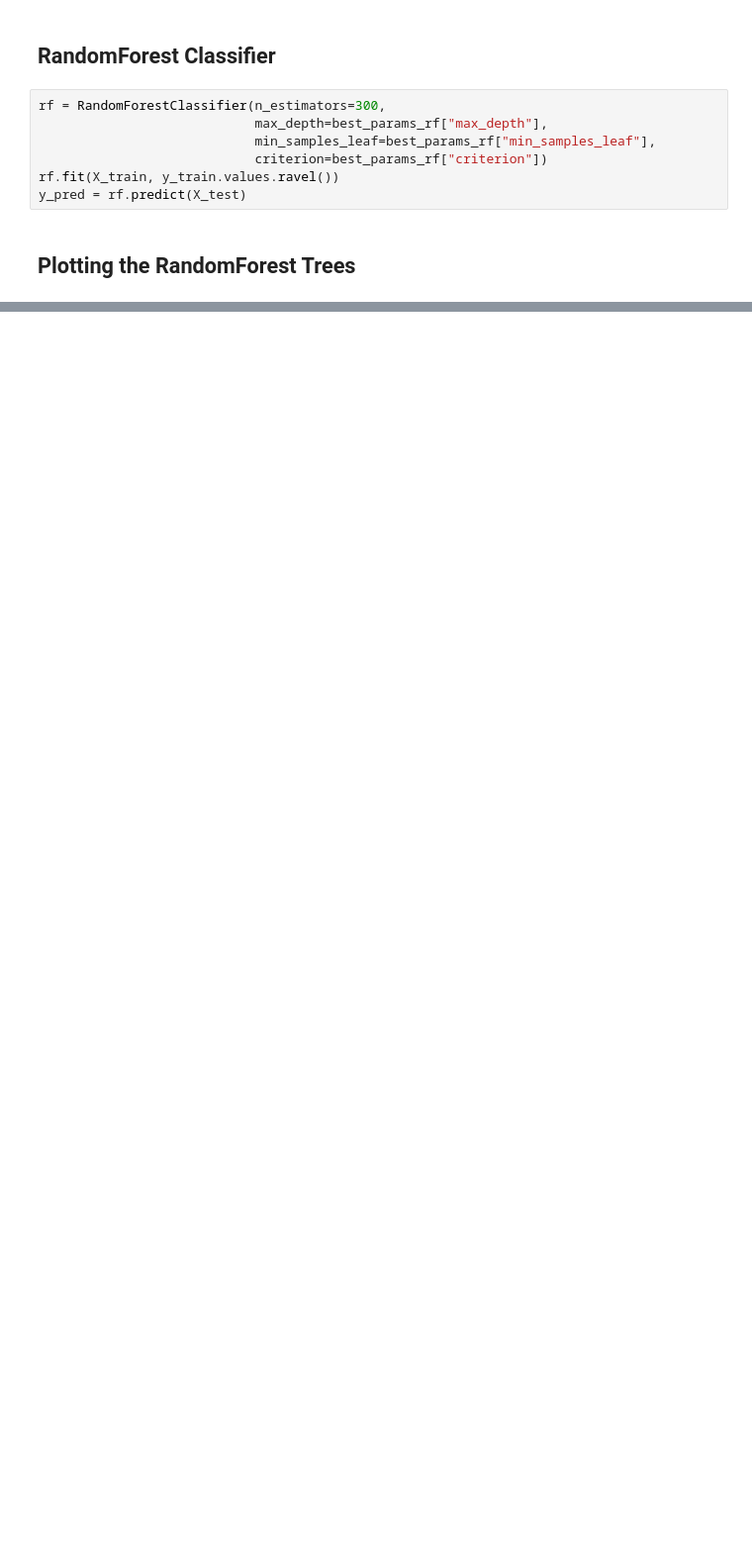
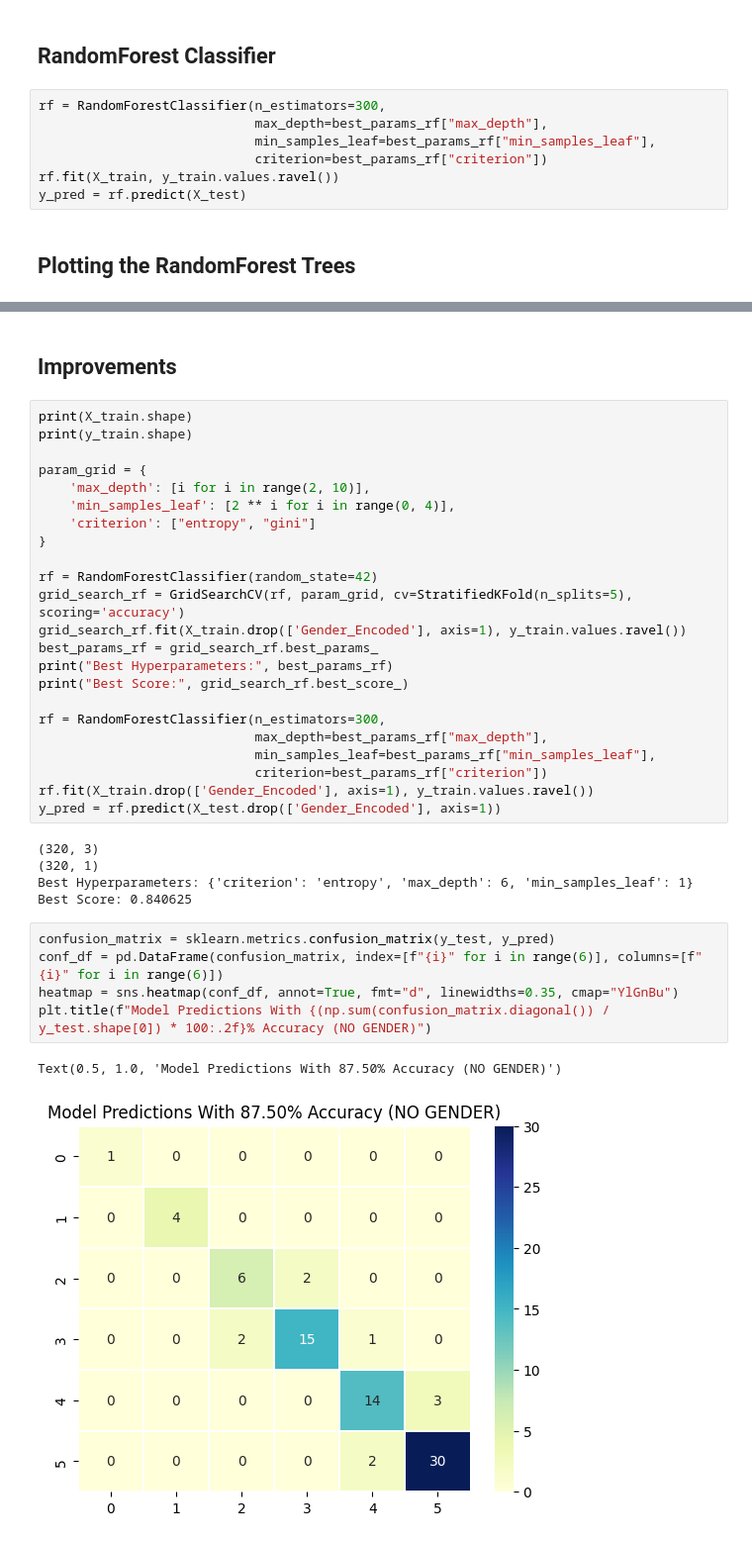
Before and after one commit to hassledw/DecisionTreeRFBlog, a Jupyter notebook: DecisionTreeNotebook.ipynb, the cells around one changed output, grey strips where cells are left out. Shown at 99% size. Saved outputs shown, nothing was run; the diff lists cells and outputs as text; blank space fills up the shorter version.

Commit message:
added improvements section and more metrics

```diff
--- a/DecisionTreeNotebook.ipynb
+++ b/DecisionTreeNotebook.ipynb
@@ -233,0 +289,38 @@ plt.show()
+# %% [markdown]
+## Improvements
+# %%
+print(X_train.shape)
+print(y_train.shape)
+
+param_grid = {
+    'max_depth': [i for i in range(2, 10)],
+    'min_samples_leaf': [2 ** i for i in range(0, 4)],
+    'criterion': ["entropy", "gini"]
+}
+
+rf = RandomForestClassifier(random_state=42)
+grid_search_rf = GridSearchCV(rf, param_grid, cv=StratifiedKFold(n_splits=5), scoring='accuracy')
+grid_search_rf.fit(X_train.drop(['Gender_Encoded'], axis=1), y_train.values.ravel())
+best_params_rf = grid_search_rf.best_params_
+print("Best Hyperparameters:", best_params_rf)
+print("Best Score:", grid_search_rf.best_score_)
+
+rf = RandomForestClassifier(n_estimators=300,
+                            max_depth=best_params_rf["max_depth"],
+                            min_samples_leaf=best_params_rf["min_samples_leaf"],
+                            criterion=best_params_rf["criterion"])
+rf.fit(X_train.drop(['Gender_Encoded'], axis=1), y_train.values.ravel())
+y_pred = rf.predict(X_test.drop(['Gender_Encoded'], axis=1))
+# %% [output]
+(320, 3)
+(320, 1)
+Best Hyperparameters: {'criterion': 'entropy', 'max_depth': 6, 'min_samples_leaf': 1}
+Best Score: 0.840625
+# %%
+confusion_matrix = sklearn.metrics.confusion_matrix(y_test, y_pred)
+conf_df = pd.DataFrame(confusion_matrix, index=[f"{i}" for i in range(6)], columns=[f"{i}" for i in range(6)])
+heatmap = sns.heatmap(conf_df, annot=True, fmt="d", linewidths=0.35, cmap="YlGnBu")
+plt.title(f"Model Predictions With {(np.sum(confusion_matrix.diagonal()) / y_test.shape[0]) * 100:.2f}% Accuracy (NO GENDER)")
+# %% [output]
+Text(0.5, 1.0, 'Model Predictions With 87.50% Accuracy (NO GENDER)')
+[figure, added]
```
Also changed, not shown: parts of 14 cells of this notebook, 2 other files.
